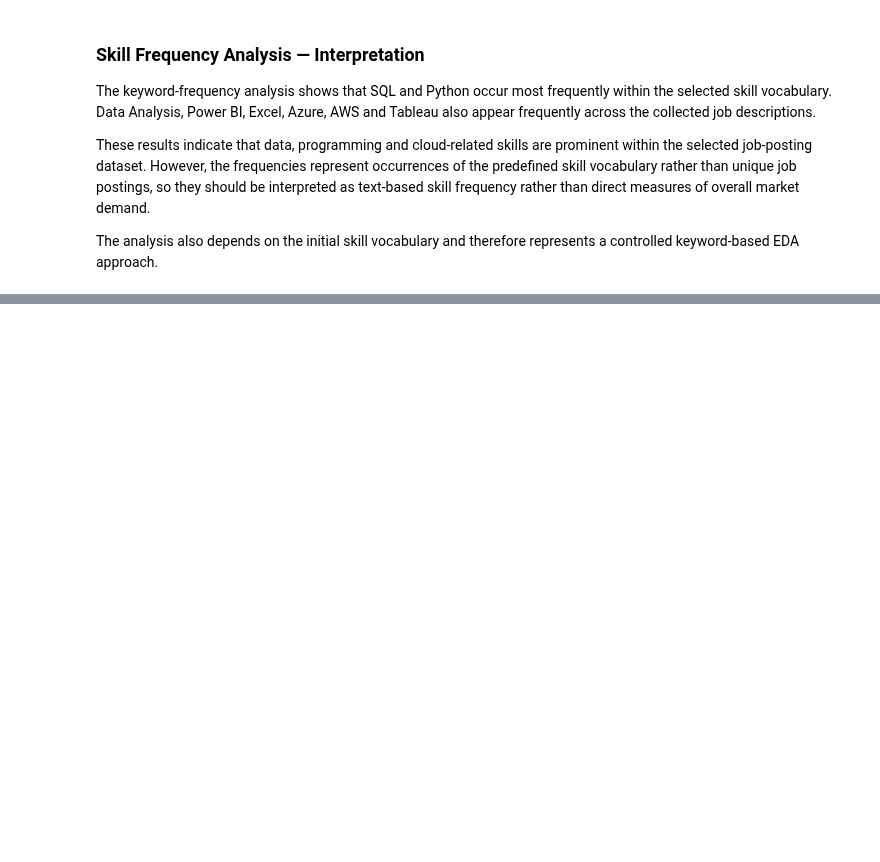
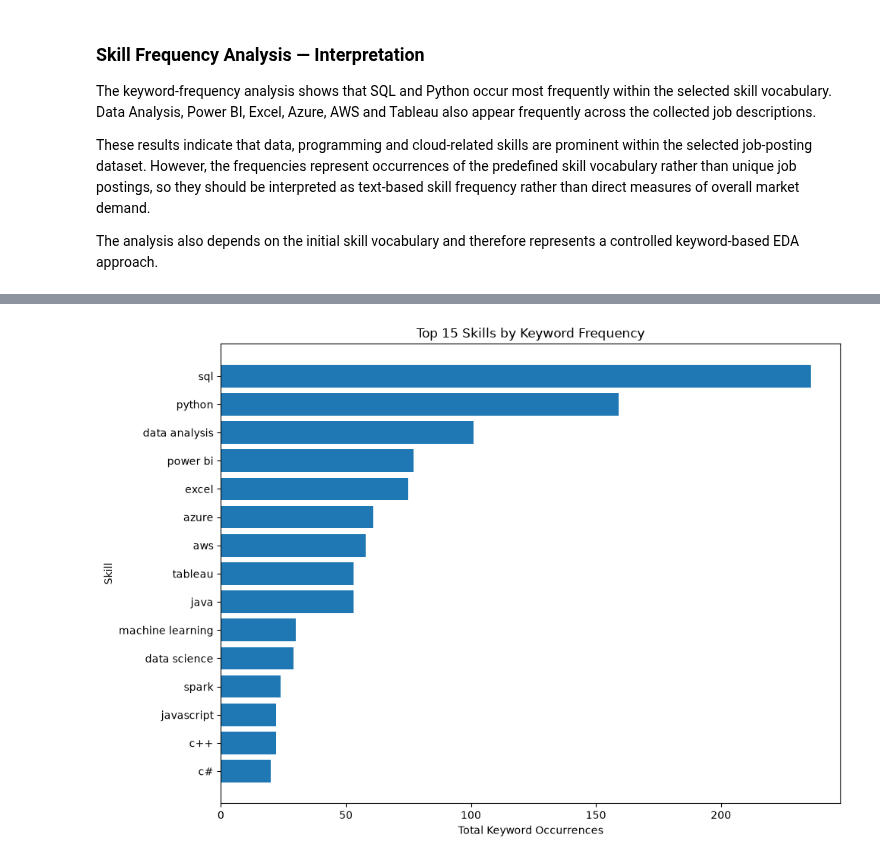
Before and after one commit to anusanth26/Career-Market-Intelligence, a Jupyter notebook: notebooks/1b_text_cleaning_eda.ipynb, the cells around one changed output, grey strips where cells are left out. Cells and saved outputs as stored; diff of their text form; code cells hidden in the pictures; blank space fills up the shorter version.

Commit message:
feat: add skill frequency analysis

```diff
--- a/notebooks/1b_text_cleaning_eda.ipynb
+++ b/notebooks/1b_text_cleaning_eda.ipynb
@@ -718,0 +853,21 @@ The analysis also depends on the initial skill vocabulary and therefore represen
+# %%
+# Recalculate total skill frequency using the cleaned vocabulary
+
+skill_frequency = Counter()
+
+for text in text_df["description_clean"]:
+    counts = count_skills(text, skill_keywords_clean)
+
+    for skill, count in counts.items():
+        skill_frequency[skill] += count
+
+skill_frequency_df = pd.DataFrame(
+    skill_frequency.items(),
+    columns=["skill", "frequency"]
+).sort_values(
+    "frequency",
+    ascending=False
+).reset_index(drop=True)
+
+print("Top 15 skills by total frequency:")
+print(skill_frequency_df.head(15))
@@ -718,0 +892,23 @@ The analysis also depends on the initial skill vocabulary and therefore represen
+# %%
+# Visualize top 15 skills using the cleaned vocabulary
+
+top_skills = skill_frequency_df.head(15).sort_values(
+    "frequency",
+    ascending=True
+)
+
+plt.figure(figsize=(10, 7))
+
+plt.barh(
+    top_skills["skill"],
+    top_skills["frequency"]
+)
+
+plt.xlabel("Total Keyword Occurrences")
+plt.ylabel("Skill")
+plt.title("Top 15 Skills by Keyword Frequency")
+
+plt.tight_layout()
+plt.show()
+# %% [output]
+[figure, added]
```
Also changed, not shown: parts of 6 cells of this notebook.
